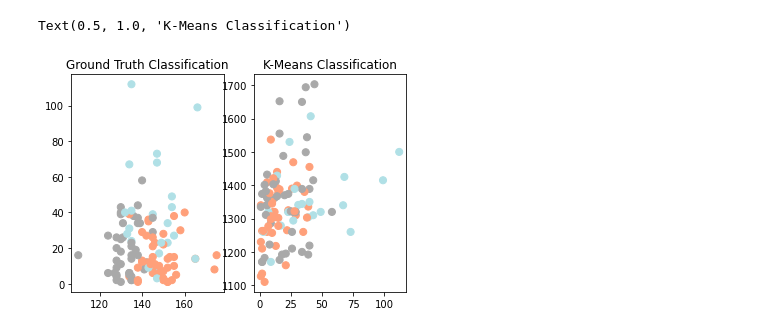
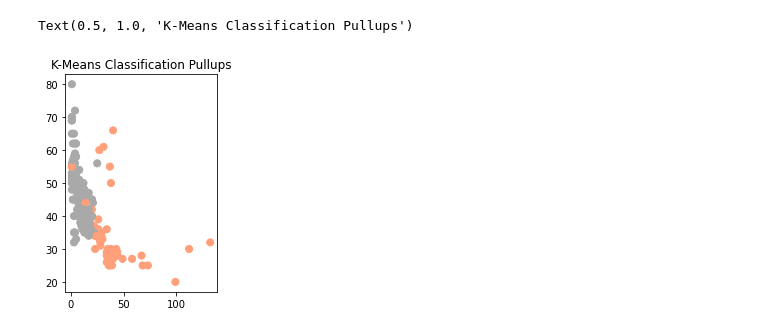
Before and after one commit to allisontao/crossfit-games-analysis, a Jupyter notebook: clustering.ipynb, the cells around one changed output. Saved outputs shown, nothing was run; the diff lists cells and outputs as text; code cells hidden in the pictures.

Commit message:
start clustering

```diff
--- a/clustering.ipynb
+++ b/clustering.ipynb
@@ -25,6 +27,6 @@ women.head()
 # %%
 from sklearn.preprocessing import scale
-df = women[['rank', 'age', 'fran', 'run5k', 'pullups', 'snatch','backsq', 'deadlift']]
+df = women[['rank', 'age', 'run5k', 'pullups', 'fran']]
 X = scale(df)
 X[0:10,]
 # %% [output]
@@ -51,4 +43,4 @@ array([[-0.87293307, -1.66423872, -1.15004154, -1.18138991,  2.71792144,
 # %%
-clustering = KMeans(n_clusters=3,random_state=5)
+clustering = KMeans(n_clusters=2,random_state=5)
 clustering.fit(X)
 # %% [output]
@@ -56,9 +47,0 @@ ValueError: Input contains NaN, infinity or a value too large for dtype('float64
-# %%
-# iris_df = pd.DataFrame(iris.data)
-# df1 = pd.DataFrame(df)
-df.columns = ['weight', 'height', 'rank', 'age', 'run400', 'run5k', 'candj', 'snatch', 'backsq', 'deadlift', 'pullups']
-# y.columns = ['rank']
-# print(y.columns)
-print(df.rank)
-print(df.weight)
-print(df.height)
@@ -83,13 +48,11 @@ Name: height, Length: 109, dtype: int64
+# %%
+df.columns = ['rank', 'age', 'run5k', 'pullups', 'fran']
 # %%
-color_theme = np.array(['darkgray','lightsalmon','powderblue'])
-
-plt.subplot(1,2,1)
-plt.scatter(x=df['weight'],y=df['rank'],c=color_theme[clustering.labels_],s=50)
-plt.title('Ground Truth Classification')
+color_theme = np.array(['darkgray','lightsalmon'])
 
 plt.subplot(1,2,2)
-plt.scatter(x=df['rank'],y=df['run5k'],c=color_theme[clustering.labels_],s=50)
-plt.title('K-Means Classification')
+plt.scatter(x=df['rank'],y=df['pullups'],c=color_theme[clustering.labels_],s=50)
+plt.title('K-Means Classification Pullups')
 # %% [output]
-Text(0.5, 1.0, 'K-Means Classification')
+Text(0.5, 1.0, 'K-Means Classification Pullups')
-[figure, old version]
+[figure, new version]
```
Also changed, not shown: parts of 9 cells of this notebook.
